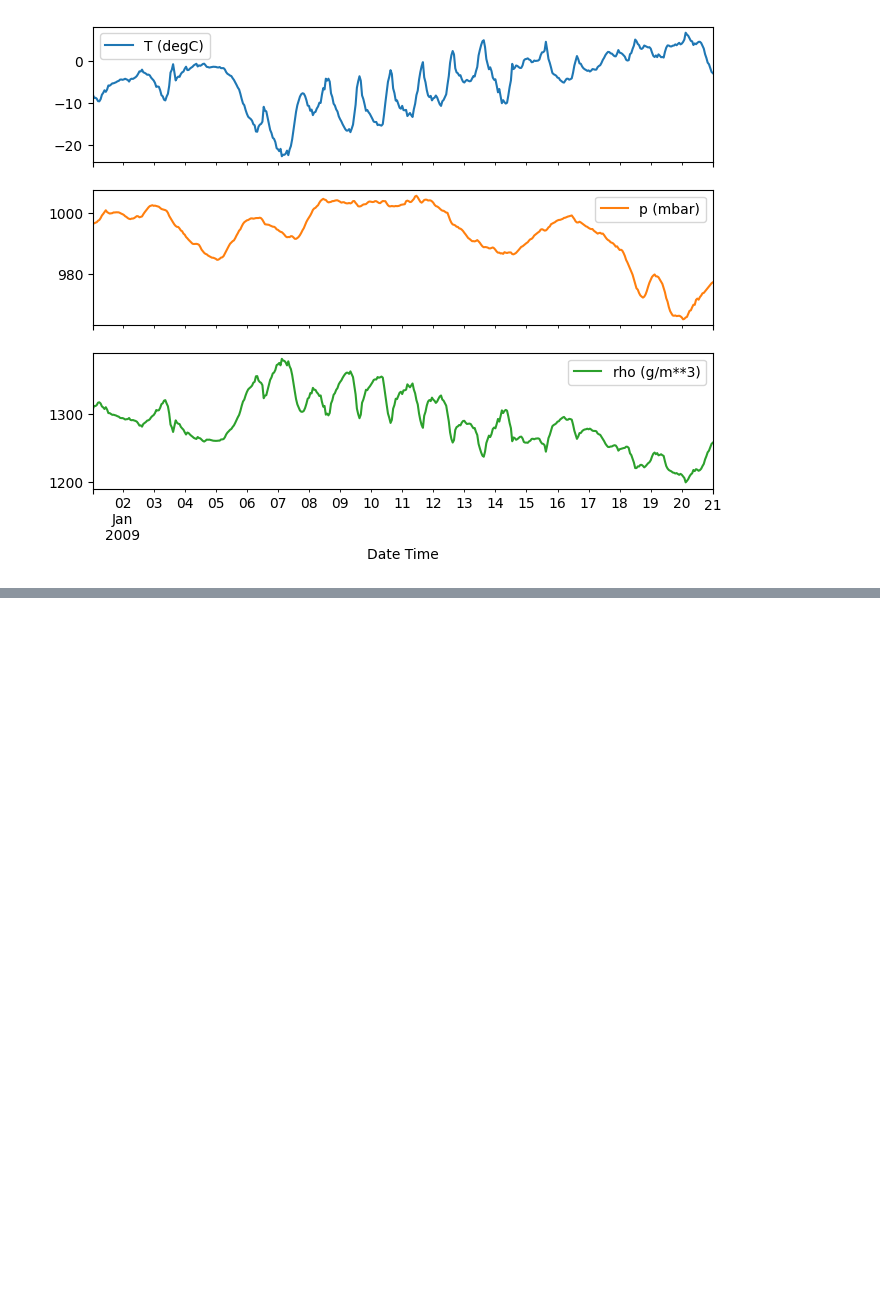
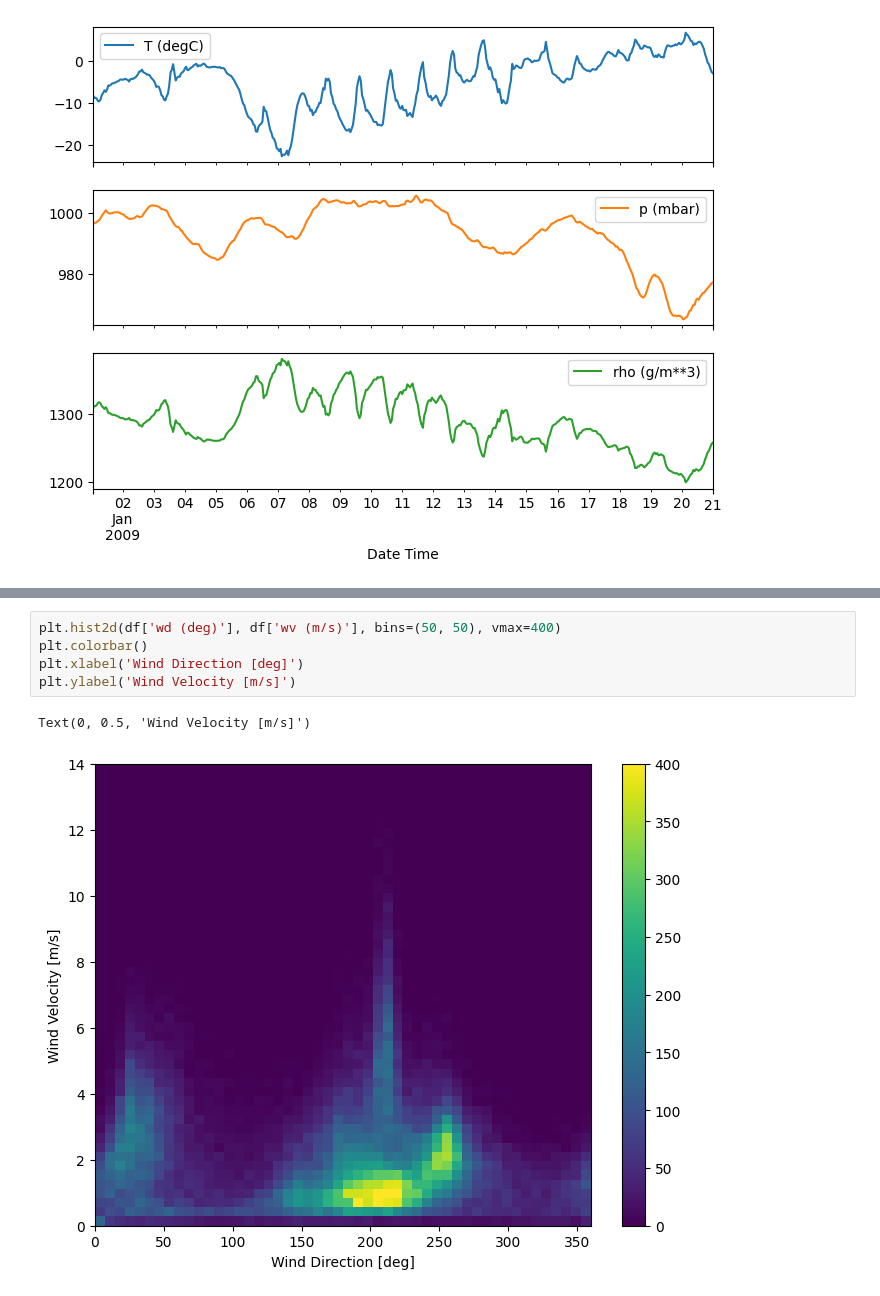
Before and after one commit to ronkcloud/tf_timeseries_analysis, a Jupyter notebook: tf_timeseries.ipynb, the cells around one changed output, grey strips where cells are left out. Drawn from its saved outputs; the diff is of its cells as text; blank space fills up the shorter version.

```diff
--- a/tf_timeseries.ipynb
+++ b/tf_timeseries.ipynb
@@ -48,0 +80,8 @@ _ = plot_features.plot(subplots=True)
+# %%
+plt.hist2d(df['wd (deg)'], df['wv (m/s)'], bins=(50, 50), vmax=400)
+plt.colorbar()
+plt.xlabel('Wind Direction [deg]')
+plt.ylabel('Wind Velocity [m/s]')
+# %% [output]
+Text(0, 0.5, 'Wind Velocity [m/s]')
+[figure, added]
```
Also changed, not shown: parts of 15 cells of this notebook.
